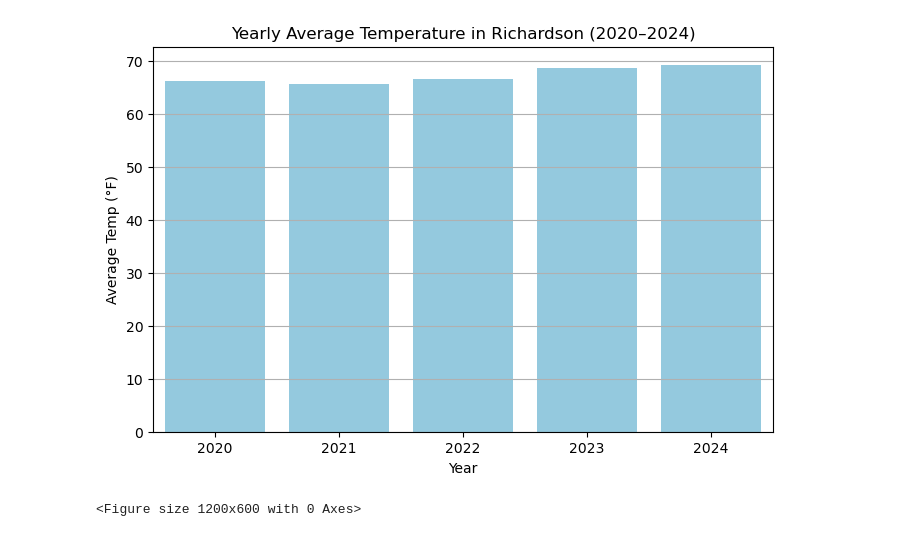
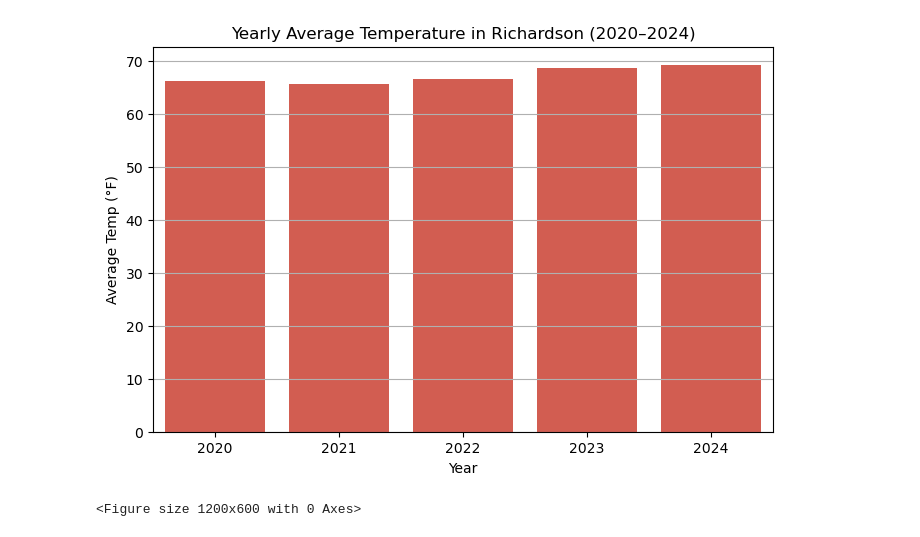
Before and after one commit to Reev132/richardson-weather-analysis, a Jupyter notebook: notebooks/3_Insights_Report.ipynb, the cells around one changed output. Saved outputs shown, nothing was run; the diff lists cells and outputs as text; code cells hidden in the pictures.

```diff
--- a/notebooks/3_Insights_Report.ipynb
+++ b/notebooks/3_Insights_Report.ipynb
@@ -10,29 +10,29 @@
 # %%
 import pandas as pd
 import numpy as np
 import matplotlib.pyplot as plt
 import seaborn as sns
 
 df = pd.read_csv("C:\\Users\\harvi\\Desktop\\richardson-weather-analysis\\data\\richardson weather from 1-2020 to 12-2024.csv", parse_dates=['DATE'])
 df.set_index('DATE', inplace=True)
 
 df['year'] = df.index.year
 df['month'] = df.index.month
 df['dayofyear'] = df.index.dayofyear
 df['temp_range'] = df['TMAX'] - df['TMIN']
 df['TAVG'] = (df['TMAX'] + df['TMIN']) / 2
 
 yearly_avg = df.groupby('year')['TAVG'].mean()
 
 plt.figure(figsize=(8, 5))
-sns.barplot(x=yearly_avg.index, y=yearly_avg.values, color="skyblue", legend=False)
+sns.barplot(x=yearly_avg.index, y=yearly_avg.values, color="#E74C3C", legend=False)
 plt.title("Yearly Average Temperature in Richardson (2020–2024)")
 plt.ylabel("Average Temp (°F)")
 plt.xlabel("Year")
 plt.grid(axis='y')
 plt.show()
 # %% [output]
-[figure, old version]
+[figure, new version]
 # %%
 Insight:
 We observe whether Richardson is experiencing gradual warming over the years. This can hint at local climate shifts, heatwave trends, or urban heat effects.
```
Also changed, not shown: parts of 2 cells of this notebook.
